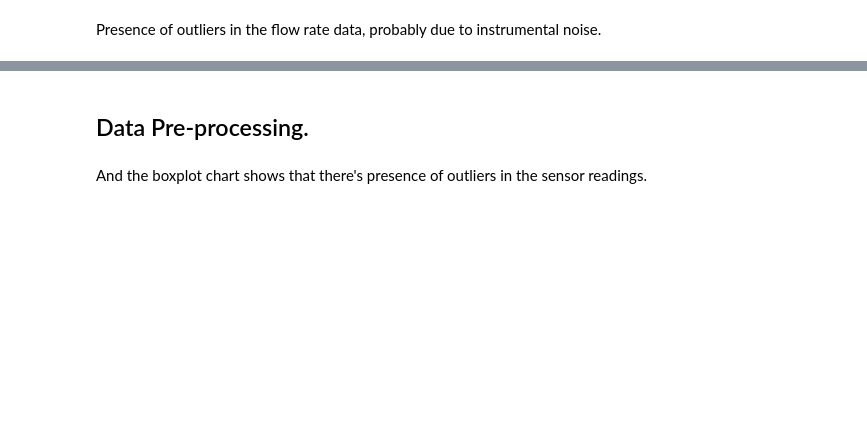
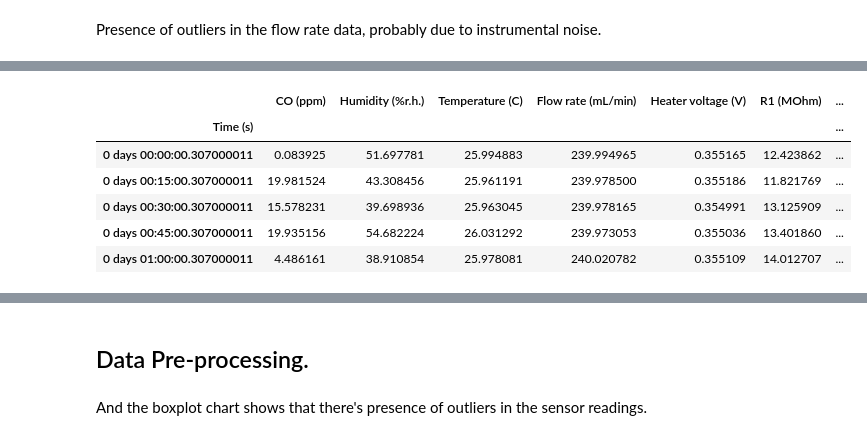
Before and after one commit to alberflor/monoxide-eda, a Jupyter notebook: Monoxide-EDA.ipynb, the cells around one changed output, grey strips where cells are left out. Saved outputs shown, nothing was run; the diff lists cells and outputs as text; code cells hidden in the pictures; blank space fills up the shorter version.

```diff
--- a/Monoxide-EDA.ipynb
+++ b/Monoxide-EDA.ipynb
@@ -114,7 +239,15 @@ df.head(10)
 # %%
 df.set_index('Time (s)', inplace=True)
-resampled = df.resample('45S', label='right').mean()
+resampled = df.resample('15T', label='right').mean()
 resampled.head()
+# %% [output]
+|  | CO (ppm) | Humidity (%r.h.) | Temperature (C) | Flow rate (mL/min) | Heater voltage (V) | R1 (MOhm) | ... |
+| Time (s) |  |  |  |  |  |  | ... |
+| 0 days 00:00:00.307000011 | 0.083925 | 51.697781 | 25.994883 | 239.994965 | 0.355165 | 12.423862 | ... |
+| 0 days 00:15:00.307000011 | 19.981524 | 43.308456 | 25.961191 | 239.978500 | 0.355186 | 11.821769 | ... |
+| 0 days 00:30:00.307000011 | 15.578231 | 39.698936 | 25.963045 | 239.978165 | 0.354991 | 13.125909 | ... |
+| 0 days 00:45:00.307000011 | 19.935156 | 54.682224 | 26.031292 | 239.973053 | 0.355036 | 13.401860 | ... |
+| 0 days 01:00:00.307000011 | 4.486161 | 38.910854 | 25.978081 | 240.020782 | 0.355109 | 14.012707 | ... |
 # %%
 resampled = resampled.reset_index()
 resampled.head()
```
Also changed, not shown: parts of 21 cells of this notebook.
